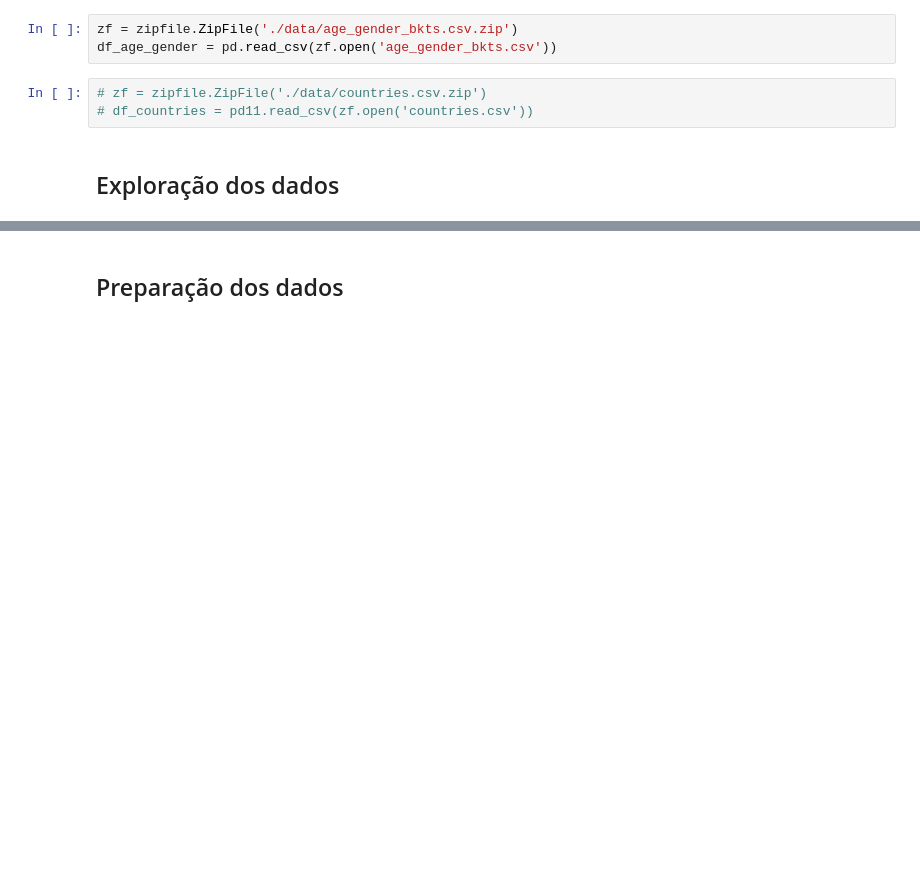
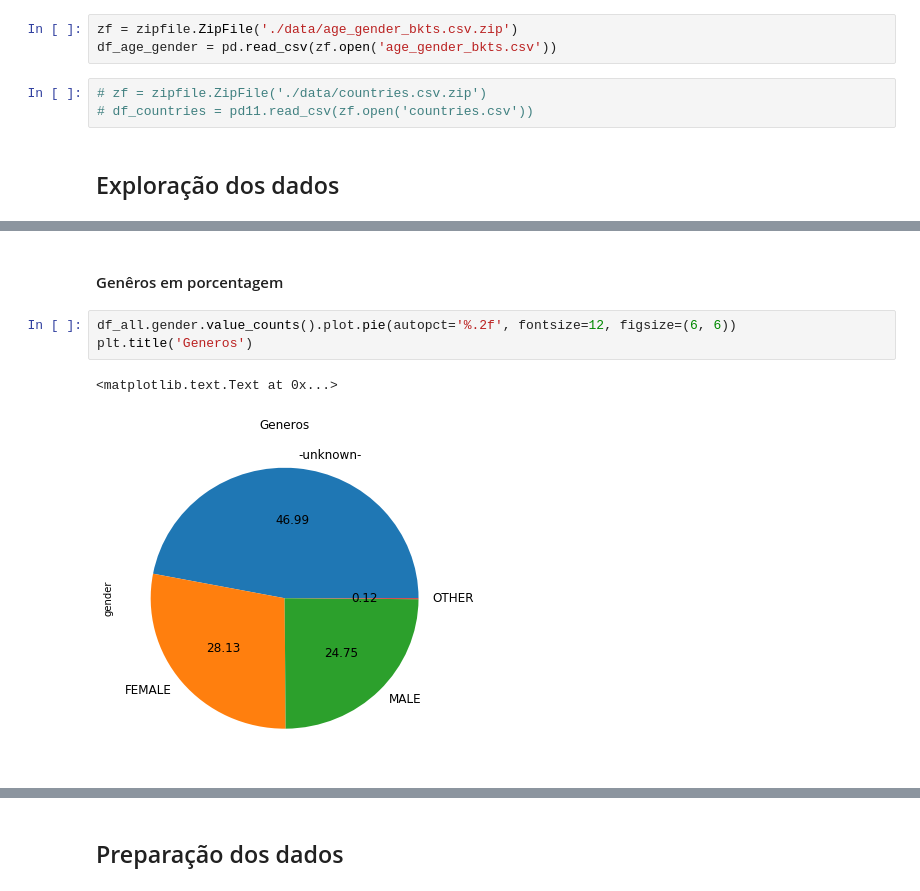
Before and after one commit to pedrobuzzi/ML-airbnb-new-users-booking, a Jupyter notebook: Airbnb - Capstone.ipynb, the cells around one changed output, grey strips where cells are left out. Drawn from its saved outputs; the diff is of its cells as text; blank space fills up the shorter version.

```diff
--- a/Airbnb - Capstone.ipynb
+++ b/Airbnb - Capstone.ipynb
@@ -31,0 +63,8 @@ sns.barplot(x='mean_age', y='population_in_thousands', hue='gender', data=df_age
+# %% [markdown]
+#### Genêros em porcentagem
+# %%
+df_all.gender.value_counts().plot.pie(autopct='%.2f', fontsize=12, figsize=(6, 6))
+plt.title('Generos')
+# %% [output]
+<matplotlib.text.Text at 0x...>
+[figure, added]
```
Also changed, not shown: parts of 68 cells of this notebook.
